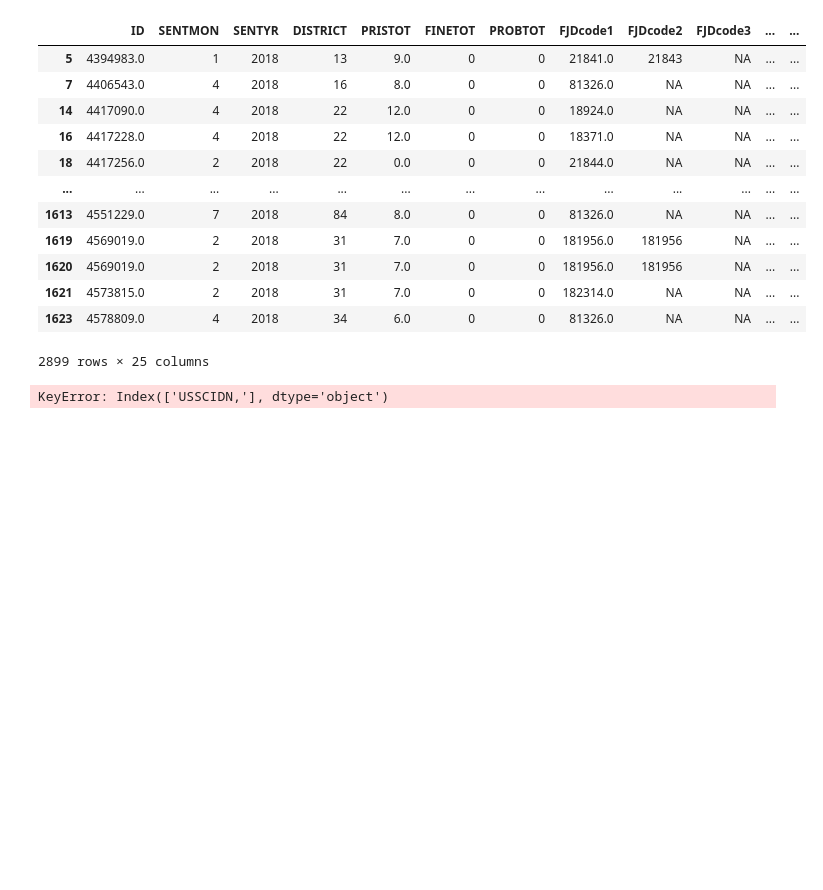
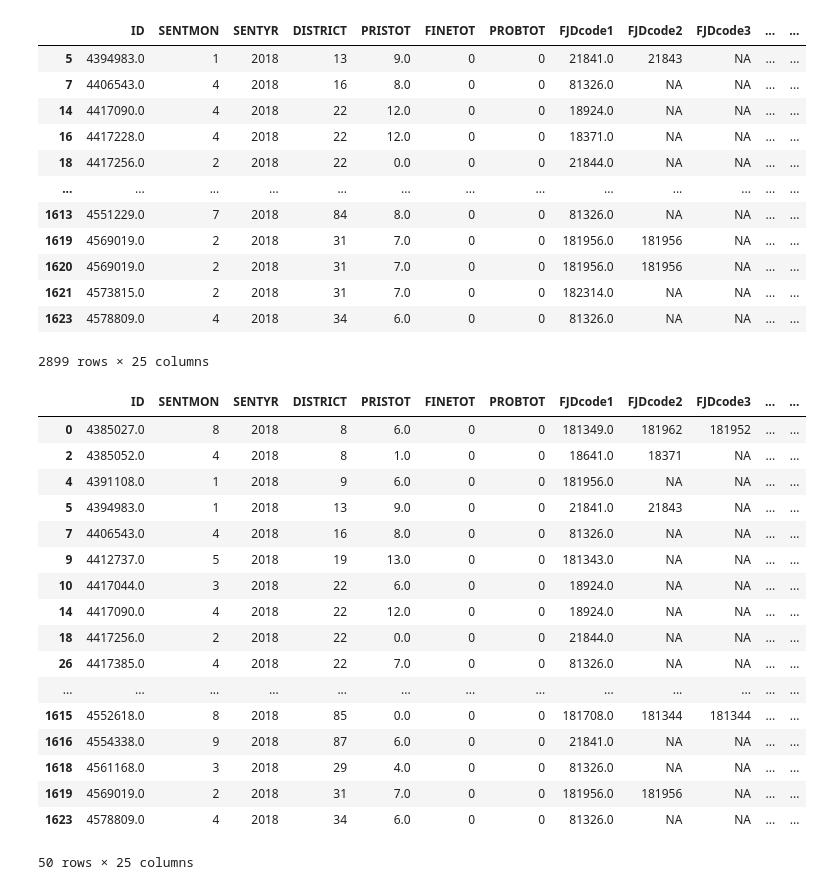
Before and after one commit to shiramichel/just-fair, a Jupyter notebook: merge_match_2018.ipynb, the cells around one changed output. Cells and saved outputs as stored; diff of their text form; code cells hidden in the pictures; blank space fills up the shorter version.

```diff
--- a/merge_match_2018.ipynb
+++ b/merge_match_2018.ipynb
@@ -371,10 +371,27 @@ dup_3
 2899 rows × 25 columns
 # %%
 fjc_ussc_3 = fjc_ussc_3.drop_duplicates(subset='ID', keep='first')
-fjc_ussc_3 = fjc_ussc_3.drop_duplicates(subset='USSCIDN,', keep='first')
+fjc_ussc_3 = fjc_ussc_3.drop_duplicates(subset='USSCIDN', keep='first')
 fjc_ussc_3
 # %% [output]
+|  | ID | SENTMON | SENTYR | DISTRICT | PRISTOT | FINETOT | PROBTOT | FJDcode1 | FJDcode2 | FJDcode3 | ... | ... |
+| 0 | 4385027.0 | 8 | 2018 | 8 | 6.0 | 0 | 0 | 181349.0 | 181962 | 181952 | ... | ... |
+| 2 | 4385052.0 | 4 | 2018 | 8 | 1.0 | 0 | 0 | 18641.0 | 18371 | NA | ... | ... |
+| 4 | 4391108.0 | 1 | 2018 | 9 | 6.0 | 0 | 0 | 181956.0 | NA | NA | ... | ... |
+| 5 | 4394983.0 | 1 | 2018 | 13 | 9.0 | 0 | 0 | 21841.0 | 21843 | NA | ... | ... |
+| 7 | 4406543.0 | 4 | 2018 | 16 | 8.0 | 0 | 0 | 81326.0 | NA | NA | ... | ... |
+| 9 | 4412737.0 | 5 | 2018 | 19 | 13.0 | 0 | 0 | 181343.0 | NA | NA | ... | ... |
+| 10 | 4417044.0 | 3 | 2018 | 22 | 6.0 | 0 | 0 | 18924.0 | NA | NA | ... | ... |
+| 14 | 4417090.0 | 4 | 2018 | 22 | 12.0 | 0 | 0 | 18924.0 | NA | NA | ... | ... |
+| 18 | 4417256.0 | 2 | 2018 | 22 | 0.0 | 0 | 0 | 21844.0 | NA | NA | ... | ... |
+| 26 | 4417385.0 | 4 | 2018 | 22 | 7.0 | 0 | 0 | 81326.0 | NA | NA | ... | ... |
+| ... | ... | ... | ... | ... | ... | ... | ... | ... | ... | ... | ... | ... |
+| 1615 | 4552618.0 | 8 | 2018 | 85 | 0.0 | 0 | 0 | 181708.0 | 181344 | 181344 | ... | ... |
+| 1616 | 4554338.0 | 9 | 2018 | 87 | 6.0 | 0 | 0 | 21841.0 | NA | NA | ... | ... |
+| 1618 | 4561168.0 | 3 | 2018 | 29 | 4.0 | 0 | 0 | 81326.0 | NA | NA | ... | ... |
+| 1619 | 4569019.0 | 2 | 2018 | 31 | 7.0 | 0 | 0 | 181956.0 | 181956 | NA | ... | ... |
+| 1623 | 4578809.0 | 4 | 2018 | 34 | 6.0 | 0 | 0 | 81326.0 | NA | NA | ... | ... |
-KeyError: Index(['USSCIDN,'], dtype='object')
+50 rows × 25 columns
 # %%
 matched = []
 no_match = []
```
Also changed, not shown: parts of 5 cells of this notebook.
